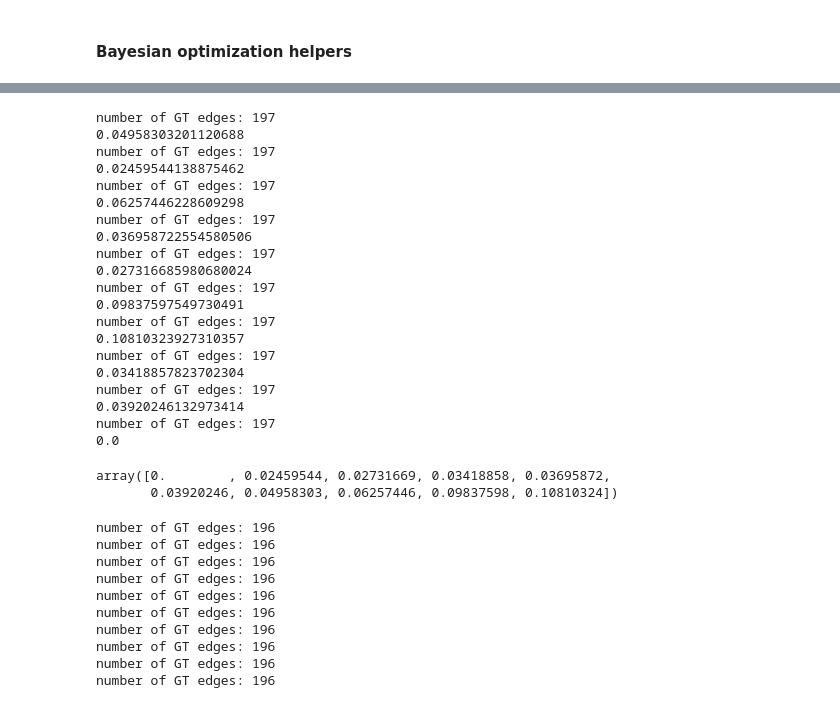
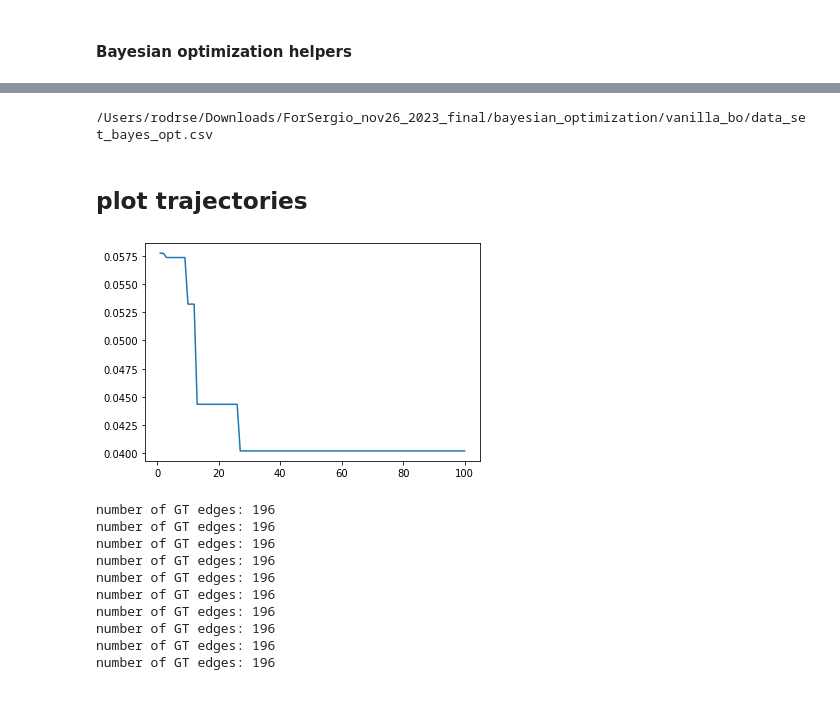
Before and after one commit to benchoi93/origin_destination_bayes_opt, a Jupyter notebook: bayesian_optimization/01_bo_vanilla.ipynb, the cells around one changed output, grey strips where cells are left out. Saved outputs shown, nothing was run; the diff lists cells and outputs as text; code cells hidden in the pictures.

```diff
--- a/bayesian_optimization/01_bo_vanilla.ipynb
+++ b/bayesian_optimization/01_bo_vanilla.ipynb
@@ -384,22 +299,21 @@ for i in range(NITER):
 # %%
-df_0 = pd.read_csv(base_path + f"/initial_search/data_set_ods_{n0}.csv")
+df_0 = pd.read_csv(base_path + f"/initial_search/data_set_ods_0_2000.csv")
 # %%
 #/Users/rodrse/Downloads/ForSergio_nov26_2023_final/bayesian_optimization/vanilla_bo
 ### Run loop
-NITER = 1
-BATCH_SIZE = 5
+NITER = 250
+BATCH_SIZE = 1
 NUM_RESTARTS = 5
 RAW_SAMPLES = 32
 
 best_value = []
-
 
 # Data frame of current training data
 df_training = df_0
 df_training["bo_iteration"] = 0
 
 #num_epsilon_iter = 2
-bayes_opt_method = "bayesian_optimization/vanilla_bo"
+bayes_opt_method = "bayesian_optimization/vanilla_bo_experiment_2"
 ods_epsilon = []
 loss_all = []
 batch_data_i = []
@@ -577,35 +447,23 @@ for o1 in range(n0):
-# %%
-loss_all = []
-for o1 in range(num_epsilon_iter):
-    curr_loss = compute_nrmse_counts_all_edges(gt_edge_data, edge_epsilon_all[o1])
-    print(curr_loss)
-    loss_all.append(curr_loss)
-# %% [output]
-number of GT edges: 197
-0.04958303201120688
-number of GT edges: 197
-0.02459544138875462
-number of GT edges: 197
-0.06257446228609298
-number of GT edges: 197
-0.036958722554580506
-number of GT edges: 197
-0.027316685980680024
-number of GT edges: 197
-0.09837597549730491
-number of GT edges: 197
-0.10810323927310357
-number of GT edges: 197
-0.03418857823702304
-number of GT edges: 197
-0.03920246132973414
-number of GT edges: 197
-0.0
-# %%
-np.sort(np.array(loss_all))
-# %% [output]
-array([0.        , 0.02459544, 0.02731669, 0.03418858, 0.03695872,
-       0.03920246, 0.04958303, 0.06257446, 0.09837598, 0.10810324])
+# %%
+print(base_path + f"/{bayes_opt_method}/data_set_bayes_opt.csv")
+df_training.to_csv(base_path + f"/{bayes_opt_method}/data_set_bayes_opt.csv",index=None)
+# %% [output]
+/Users/rodrse/Downloads/ForSergio_nov26_2023_final/bayesian_optimization/vanilla_bo/data_set_bayes_opt.csv
+# %% [markdown]
+## plot trajectories
+# %%
+df_plot = df_training.query('bo_iteration>0')
+import numpy as np
+import matplotlib.pyplot as plt
+
+x = df_plot['bo_iteration']
+y = df_plot['loss'].cummin()
+
+plt.plot(x, y)
+#plt.legend(title='Parameter where:')
+plt.show()
+# %% [output]
+[figure, added]
 # %%
 import matplotlib.pyplot as plt
 
```
Also changed, not shown: parts of 16 cells of this notebook, 4 other files.
